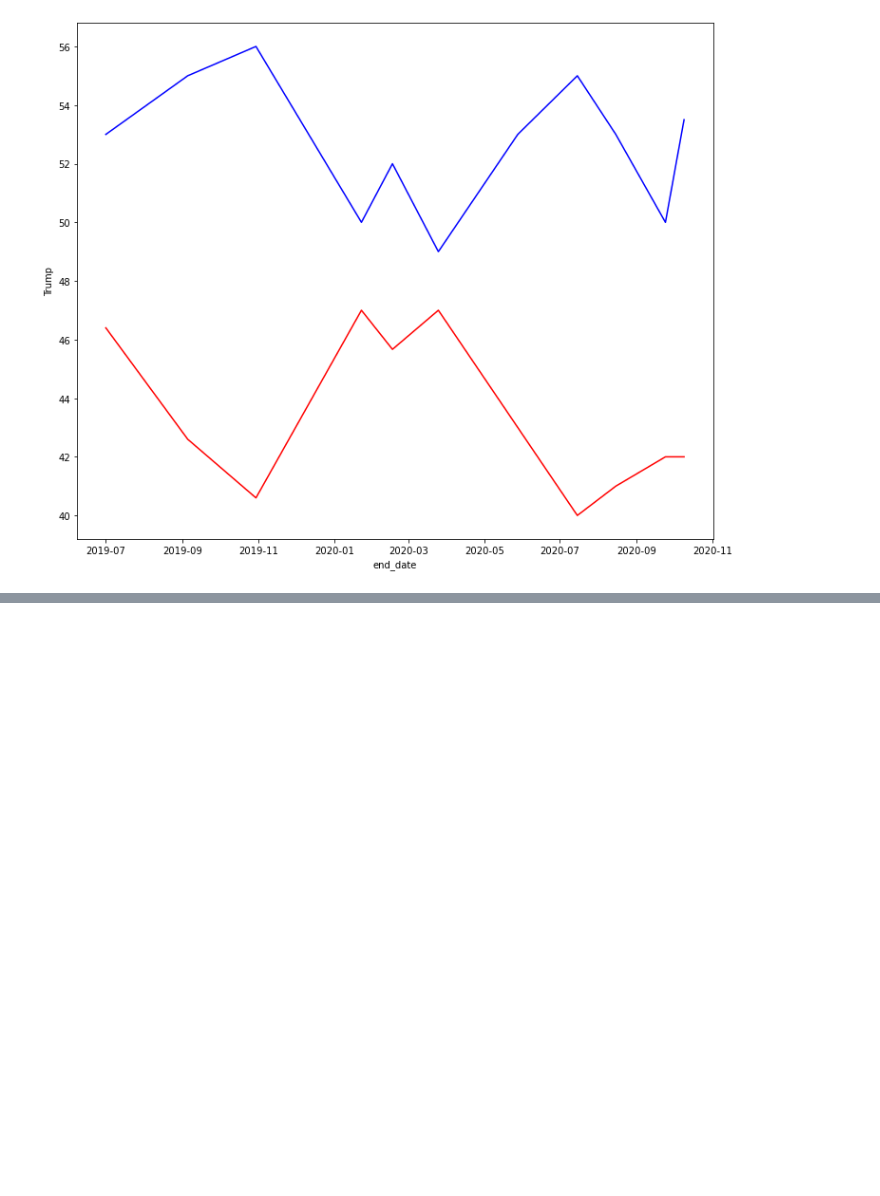
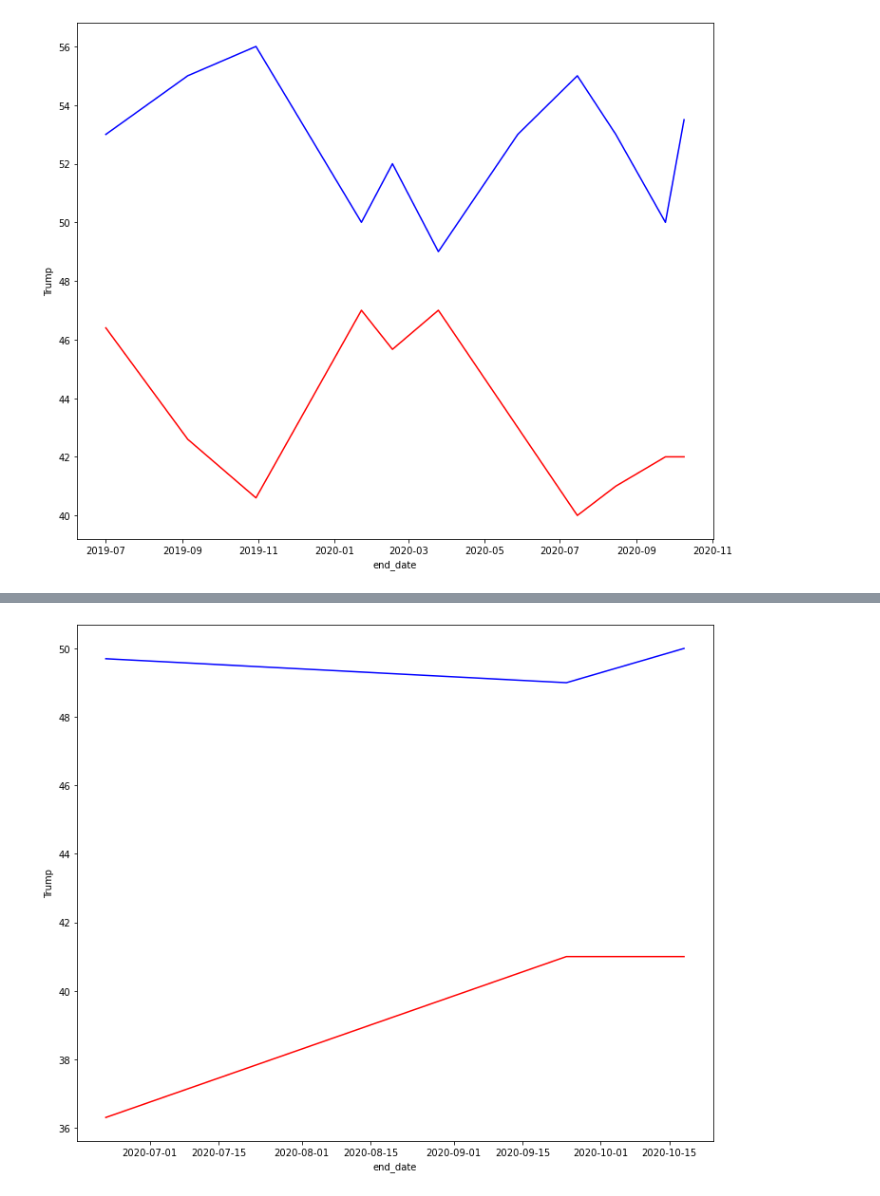
Before and after one commit to aspotter99/Elections, a Jupyter notebook: notebooks/2016_2020.ipynb, the cells around one changed output, grey strips where cells are left out. Cells and saved outputs as stored; diff of their text form; code cells hidden in the pictures; blank space fills up the shorter version.

```diff
--- a/notebooks/2016_2020.ipynb
+++ b/notebooks/2016_2020.ipynb
@@ -172,0 +242,4 @@ sns.lineplot(x,y2, color = 'red');
+# %%
+mask = biden_us_top['pollster'] == 'Siena College/The New York Times Upshot'
+biden_us_nyt = biden_us_top[mask]
+biden_us_nyt
@@ -172,0 +251,10 @@ sns.lineplot(x,y2, color = 'red');
+# %%
+x = biden_us_nyt['end_date']
+y = biden_us_nyt['Biden']
+y2 = biden_us_nyt['Trump']
+
+fig, ax = plt.subplots(figsize=(12,10))
+sns.lineplot(x,y, color = 'blue')
+sns.lineplot(x,y2, color = 'red');
+# %% [output]
+[figure, added]
```
Also changed, not shown: parts of 19 cells of this notebook, 10 other files.
